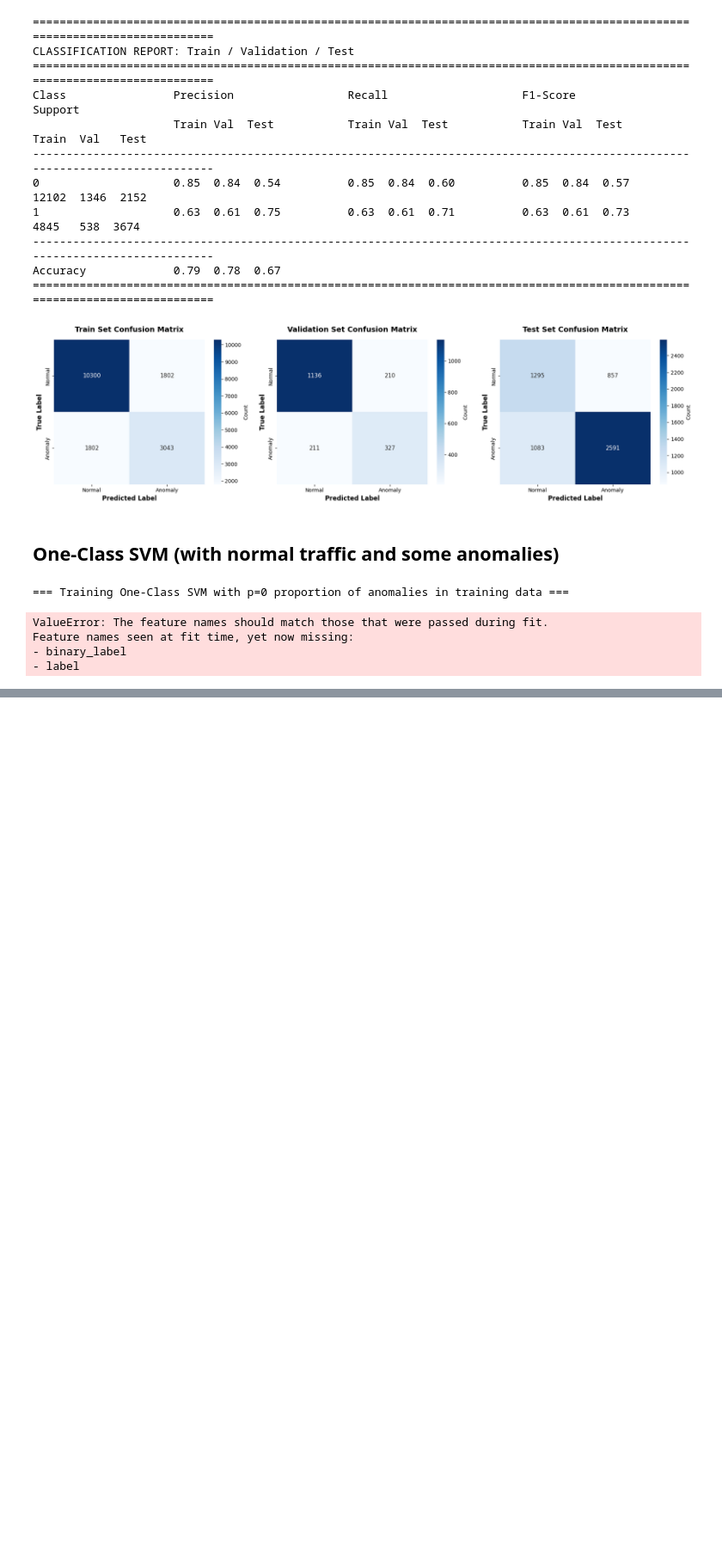
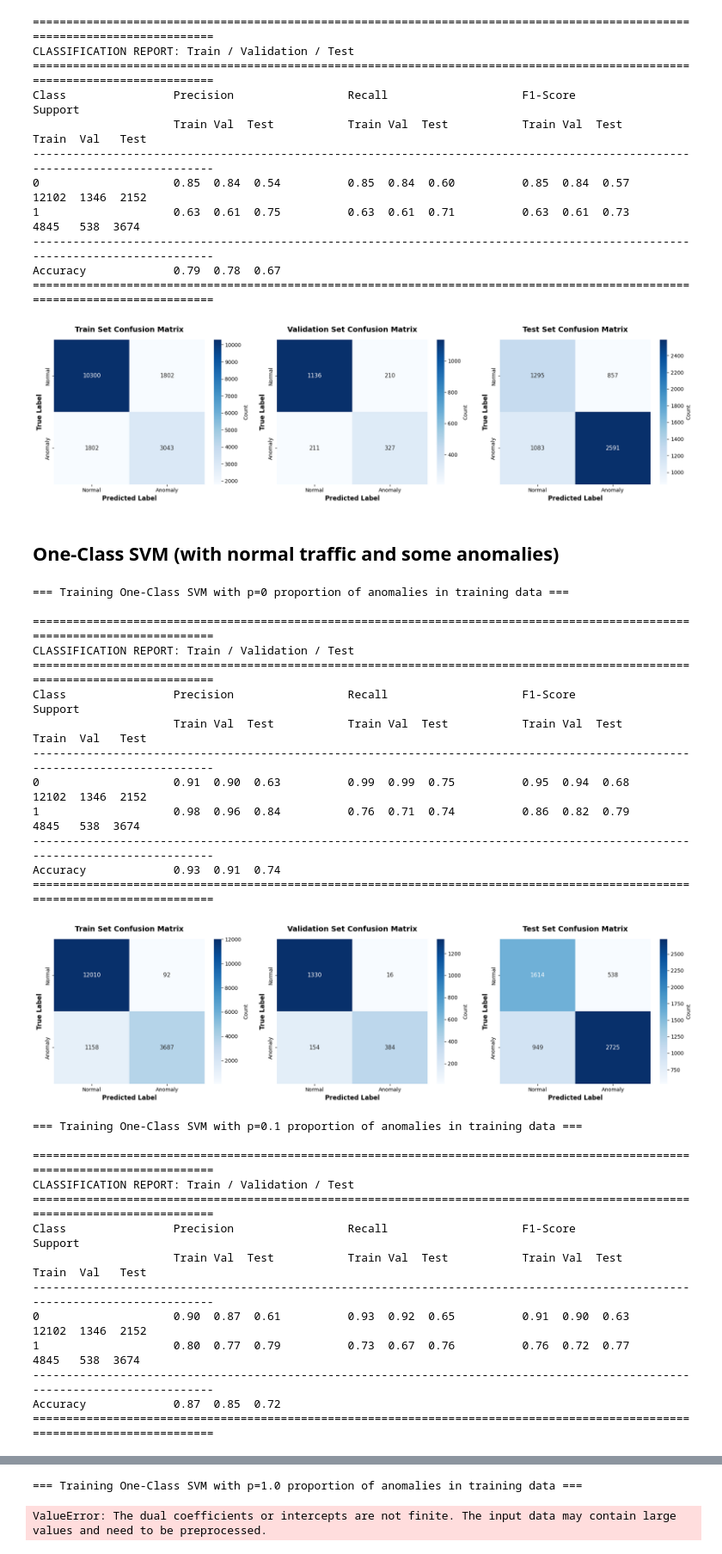
Before and after one commit to RenatoMignone/unsupervised-network-intrusion-detection, a Jupyter notebook: lab/notebooks/Task2.ipynb, the cells around one changed output, grey strips where cells are left out. Shown at 86% size. Cells and saved outputs as stored; diff of their text form; code cells hidden in the pictures; blank space fills up the shorter version.

Commit message:
Fix one error task 2

```diff
--- a/lab/notebooks/Task2.ipynb
+++ b/lab/notebooks/Task2.ipynb
@@ -279,7 +279,7 @@ for p in percentages:
     print(f"\n\n=== Training One-Class SVM with p={p} proportion of anomalies in training data ===")
 
     subset = df_train_anomalies_only.sample(frac=p, random_state=42)
-    df_train_mixed = pd.concat([df_train_normal_only, subset])
+    df_train_mixed = pd.concat([X_train_normal_only, subset])
 
     if p == 0:
         nu = 0.0001  # Small value to avoid nu=0
@@ -288,39 +288,61 @@ for p in percentages:
 
     # === 1. Fit One-Class SVM ===
     # Assume X_train is your input data (numpy array or DataFrame with features only)
-    ocsvm = OneClassSVM(kernel='rbf', gamma='scale', nu=nu)  # nu = estimated anomaly proportion
-    ocsvm.fit(df_train_mixed)
+    ocsvm_p = OneClassSVM(kernel='rbf', gamma='scale', nu=nu)  # nu = estimated anomaly proportion
+    ocsvm_p.fit(df_train_mixed)
 
     # === 2. Inference ===
     # Predict returns 1 for inliers, -1 for outliers
     # Convert to binary anomaly labels: 1 = anomaly, 0 = normal
 
-    y_train_pred = ocsvm.predict(X_train)
+    y_train_pred = ocsvm_p.predict(X_train)
     y_train_pred_binary = (y_train_pred == -1).astype(int)
 
 
-    y_val_pred = ocsvm.predict(X_val)
+    y_val_pred = ocsvm_p.predict(X_val)
     y_val_pred_binary = (y_val_pred == -1).astype(int)
 
-    y_test_pred = ocsvm.predict(X_test)
+    y_test_pred = ocsvm_p.predict(X_test)
     y_test_pred_binary = (y_test_pred == -1).astype(int)
 
     print_combined_classification_reports(
     y_true_train=y_train, y_pred_train=y_train_pred_binary,
     y_true_val=y_val, y_pred_val=y_val_pred_binary,
     y_true_test=y_test, y_pred_test=y_test_pred_binary
     )
 
     plot_confusion_matrices_combined(
     y_true_list=[y_train, y_val, y_test],
     y_pred_list=[y_train_pred_binary, y_val_pred_binary, y_test_pred_binary],
     class_names=['Normal', 'Anomaly'],
     titles=['Train Set Confusion Matrix', 'Validation Set Confusion Matrix', 'Test Set Confusion Matrix'],
     save_name='ocsvm_confusion_matrices.png'
     )
 # %% [output]
 === Training One-Class SVM with p=0 proportion of anomalies in training data ===
+
+=============================================================================================================================
+CLASSIFICATION REPORT: Train / Validation / Test
+=============================================================================================================================
+Class                Precision                 Recall                    F1-Score                  Support
+                     Train Val  Test           Train Val  Test           Train Val  Test           Train  Val   Test
+-----------------------------------------------------------------------------------------------------------------------------
+0                    0.91  0.90  0.63          0.99  0.99  0.75          0.95  0.94  0.68          12102  1346  2152
+1                    0.98  0.96  0.84          0.76  0.71  0.74          0.86  0.82  0.79           4845   538  3674
+-----------------------------------------------------------------------------------------------------------------------------
+Accuracy             0.93  0.91  0.74
+=============================================================================================================================
+[figure, added]
-ValueError: The feature names should match those that were passed during fit.
-Feature names seen at fit time, yet now missing:
-- binary_label
-- label
+=== Training One-Class SVM with p=0.1 proportion of anomalies in training data ===
+
+=============================================================================================================================
+CLASSIFICATION REPORT: Train / Validation / Test
+=============================================================================================================================
+Class                Precision                 Recall                    F1-Score                  Support
+                     Train Val  Test           Train Val  Test           Train Val  Test           Train  Val   Test
+-----------------------------------------------------------------------------------------------------------------------------
+0                    0.90  0.87  0.61          0.93  0.92  0.65          0.91  0.90  0.63          12102  1346  2152
+1                    0.80  0.77  0.79          0.73  0.67  0.76          0.76  0.72  0.77           4845   538  3674
+-----------------------------------------------------------------------------------------------------------------------------
+Accuracy             0.87  0.85  0.72
+=============================================================================================================================
@@ -326,0 +378,2 @@ Feature names seen at fit time, yet now missing:
+=== Training One-Class SVM with p=1.0 proportion of anomalies in training data ===
+ValueError: The dual coefficients or intercepts are not finite. The input data may contain large values and need to be preprocessed.
```
Also changed, not shown: parts of 2 cells of this notebook.
